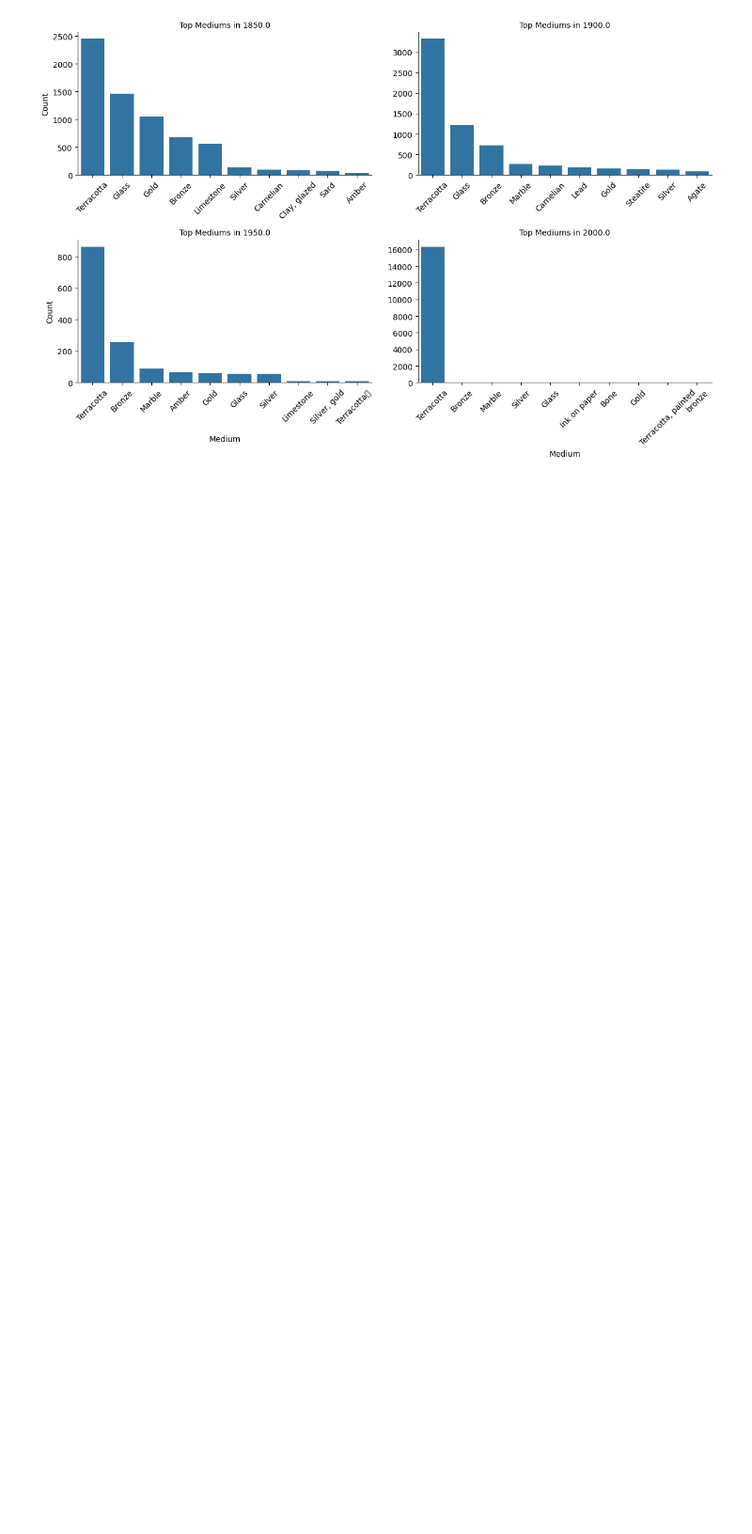
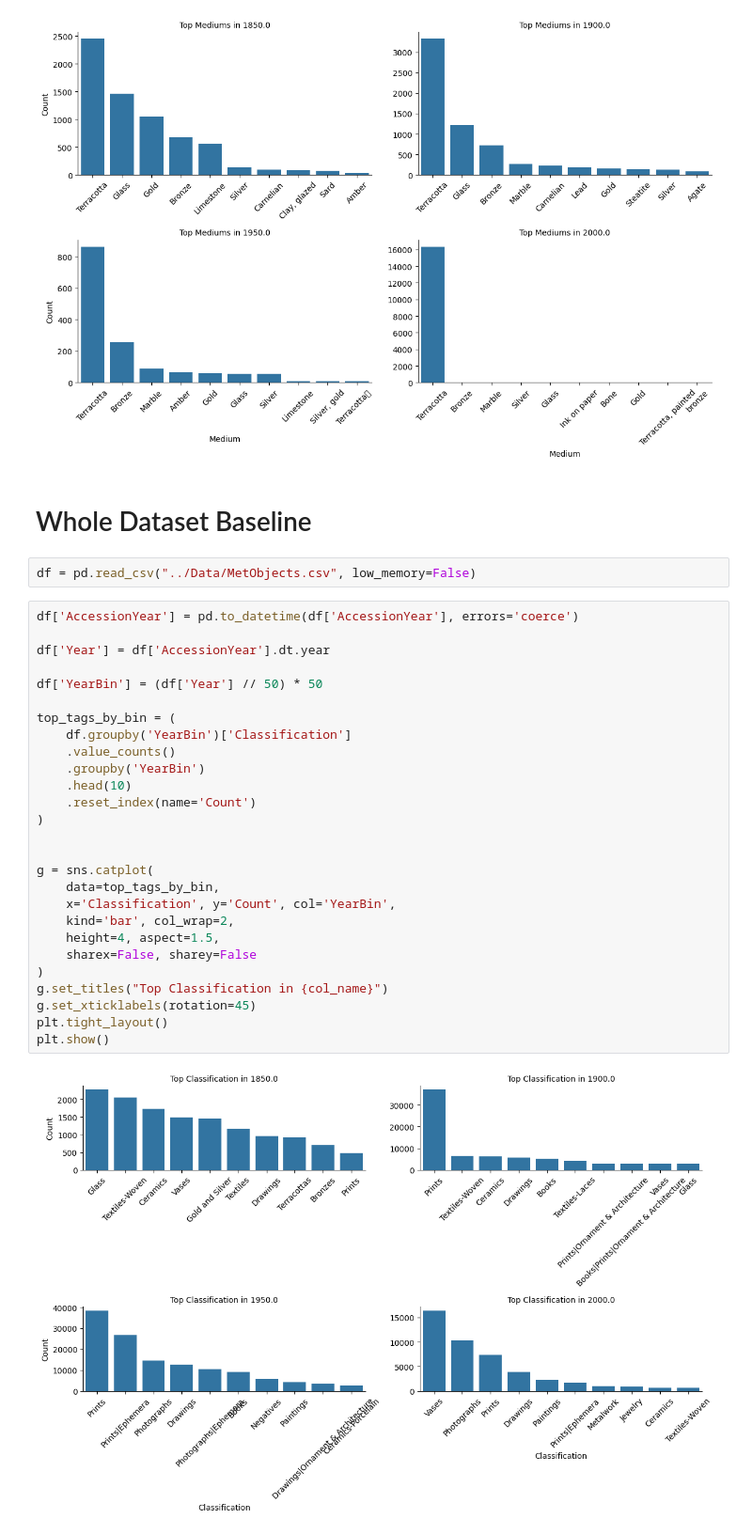
Before and after one commit to BeneWim/ACTHProject, a Jupyter notebook: 01_Notebooks/meta_data_visualizations.ipynb, the cells around one changed output. Shown at 94% size. Drawn from its saved outputs; the diff is of its cells as text; blank space fills up the shorter version.

Commit message:
Add comparison to whole dataset

```diff
--- a/01_Notebooks/meta_data_visualizations.ipynb
+++ b/01_Notebooks/meta_data_visualizations.ipynb
@@ -277,3 +277,36 @@ plt.tight_layout()
 plt.show()
 # %% [output]
 [figure]
+# %% [markdown]
+# Whole Dataset Baseline
+# %%
+df = pd.read_csv("../Data/MetObjects.csv", low_memory=False)
+# %%
+df['AccessionYear'] = pd.to_datetime(df['AccessionYear'], errors='coerce')
+
+df['Year'] = df['AccessionYear'].dt.year
+
+df['YearBin'] = (df['Year'] // 50) * 50
+
+top_tags_by_bin = (
+    df.groupby('YearBin')['Classification']
+    .value_counts()
+    .groupby('YearBin')
+    .head(10)
+    .reset_index(name='Count')
+)
+
+
+g = sns.catplot(
+    data=top_tags_by_bin,
+    x='Classification', y='Count', col='YearBin',
+    kind='bar', col_wrap=2,
+    height=4, aspect=1.5,
+    sharex=False, sharey=False
+)
+g.set_titles("Top Classification in {col_name}")
+g.set_xticklabels(rotation=45)
+plt.tight_layout()
+plt.show()
+# %% [output]
+[figure, added]
```
Also changed, not shown: parts of 1 cell of this notebook.
